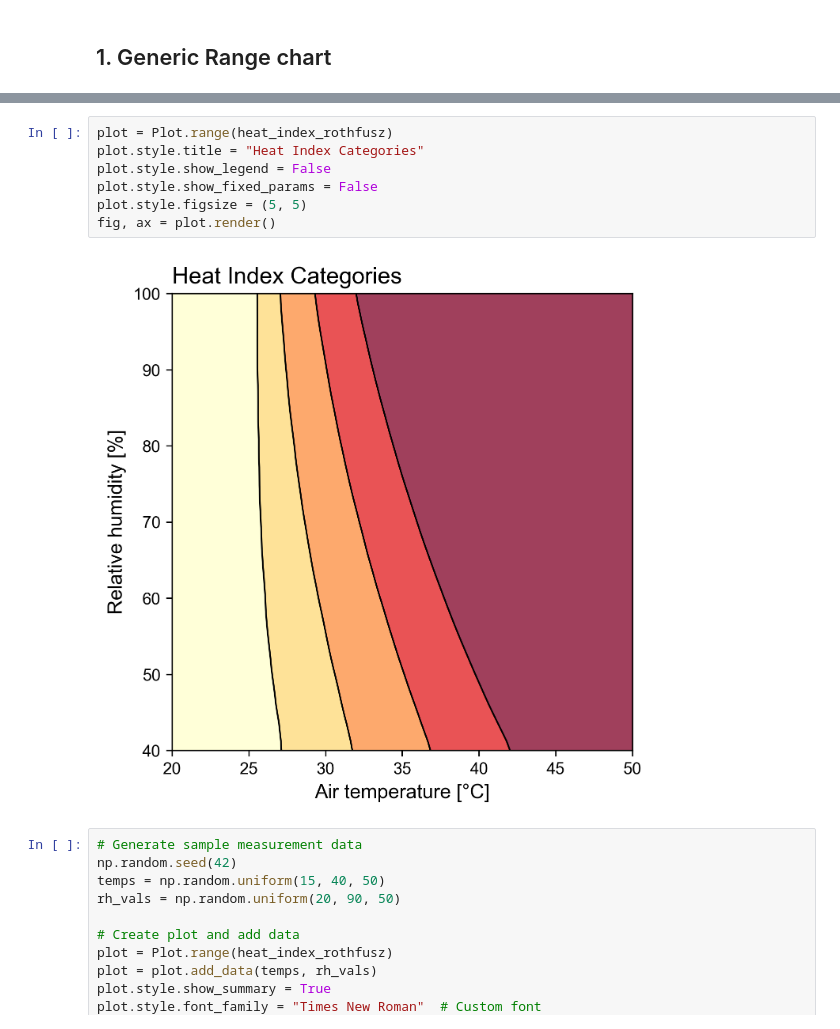
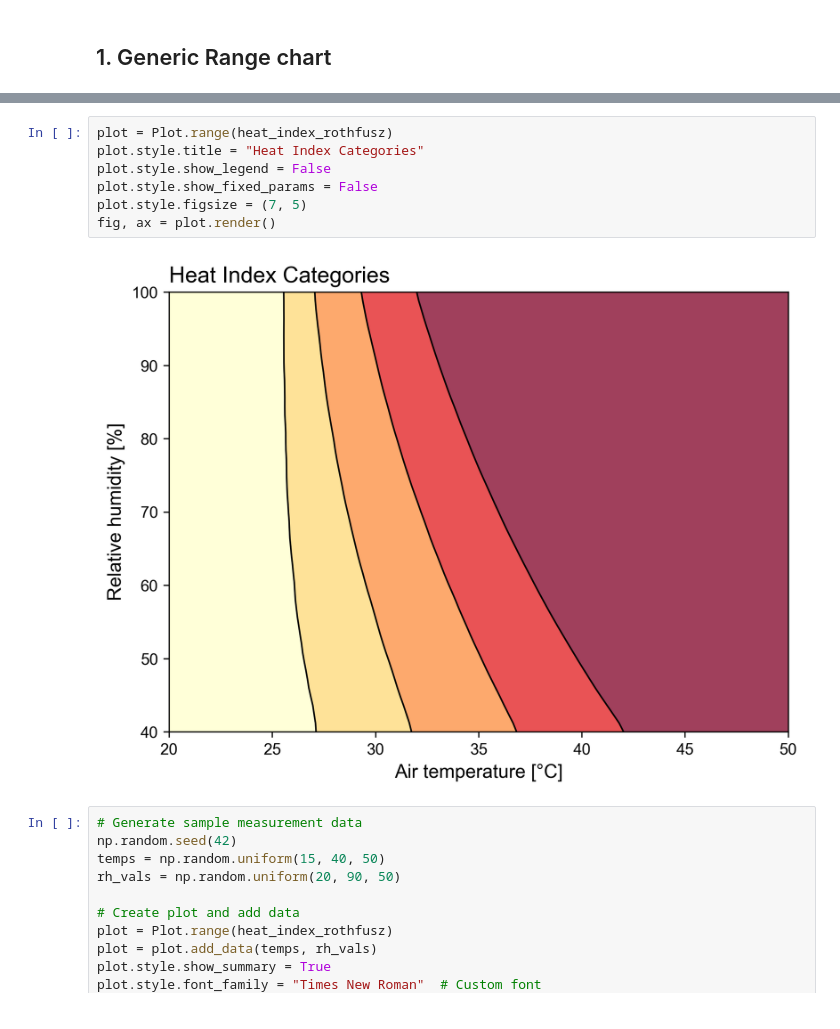
Before and after one commit to CenterForTheBuiltEnvironment/pythermalcomfort, a Jupyter notebook: test_notebook.ipynb, the cells around one changed output, grey strips where cells are left out. Saved outputs shown, nothing was run; the diff lists cells and outputs as text.

```diff
--- a/test_notebook.ipynb
+++ b/test_notebook.ipynb
@@ -28,12 +43,12 @@ fig, ax = plot.render()
 # %%
 plot = Plot.range(heat_index_rothfusz)
 plot.style.title = "Heat Index Categories"
 plot.style.show_legend = False
 plot.style.show_fixed_params = False
-plot.style.figsize = (5, 5)
+plot.style.figsize = (7, 5)
 fig, ax = plot.render()
 # %% [output]
-[figure, old version]
+[figure, new version]
 # %%
 # Generate sample measurement data
 np.random.seed(42)
```
Also changed, not shown: parts of 4 cells of this notebook, 13 other files.
